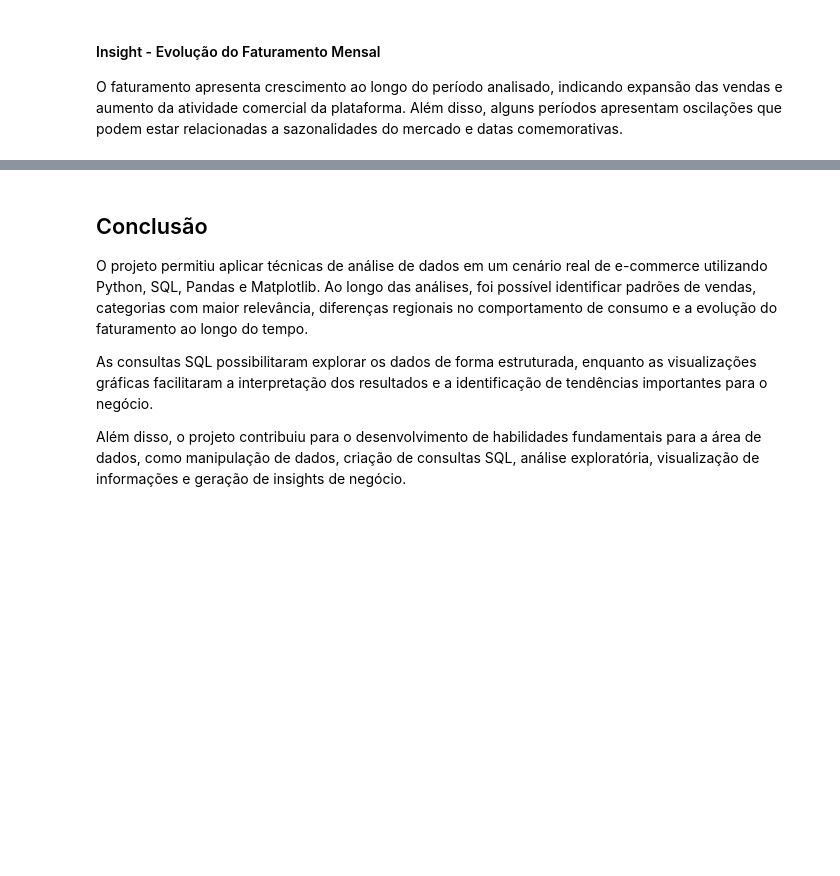
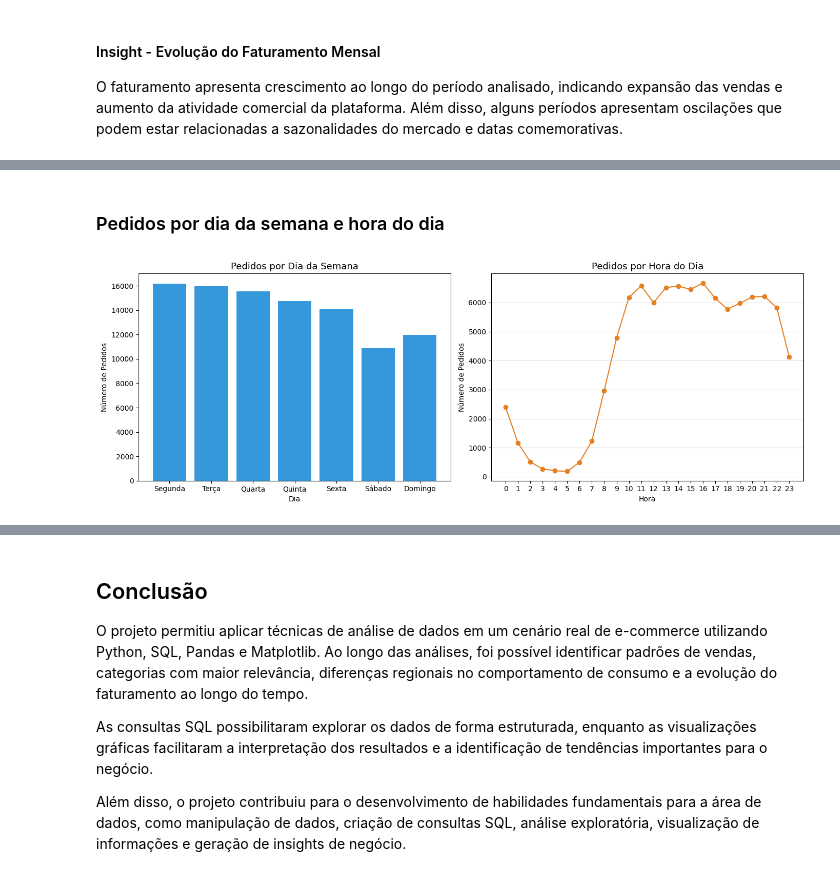
Before and after one commit to EduardoNRigueira/ecommerce-analysis, a Jupyter notebook: notebooks/analysis.ipynb, the cells around one changed output, grey strips where cells are left out. Cells and saved outputs as stored; diff of their text form; code cells hidden in the pictures; blank space fills up the shorter version.

```diff
--- a/notebooks/analysis.ipynb
+++ b/notebooks/analysis.ipynb
@@ -387,0 +447,16 @@ vendas_mes
+# %%
+# Extraindo dia da semana e hora
+orders["dia_semana"] = orders["order_purchase_timestamp"].dt.day_name()
+orders["hora"] = orders["order_purchase_timestamp"].dt.hour
+
+# Mapeando para português
+dias_pt = {
+    "Monday": "Segunda", "Tuesday": "Terça", "Wednesday": "Quarta",
+    "Thursday": "Quinta", "Friday": "Sexta", "Saturday": "Sábado", "Sunday": "Domingo"
+}
+ordem_dias = ["Segunda", "Terça", "Quarta", "Quinta", "Sexta", "Sábado", "Domingo"]
+
+orders["dia_semana_pt"] = orders["dia_semana"].map(dias_pt)
+
+pedidos_dia = orders["dia_semana_pt"].value_counts().reindex(ordem_dias)
+pedidos_hora = orders["hora"].value_counts().sort_index()
@@ -613,0 +770,24 @@ O faturamento apresenta crescimento ao longo do período analisado, indicando ex
+# %% [markdown]
+### Pedidos por dia da semana e hora do dia
+# %%
+fig, (ax1, ax2) = plt.subplots(1, 2, figsize=(14, 5))
+
+# Gráfico 1 — por dia da semana
+ax1.bar(pedidos_dia.index, pedidos_dia.values, color="#3498db")
+ax1.set_title("Pedidos por Dia da Semana", fontsize=13)
+ax1.set_ylabel("Número de Pedidos")
+ax1.set_xlabel("Dia")
+
+# Gráfico 2 — por hora
+ax2.plot(pedidos_hora.index, pedidos_hora.values, marker="o", color="#e67e22")
+ax2.set_title("Pedidos por Hora do Dia", fontsize=13)
+ax2.set_ylabel("Número de Pedidos")
+ax2.set_xlabel("Hora")
+ax2.set_xticks(range(0, 24))
+ax2.grid(axis="y", alpha=0.4)
+
+plt.tight_layout()
+plt.savefig("../images/pedidos_tempo.png", dpi=300, bbox_inches="tight")
+plt.show()
+# %% [output]
+[figure, added]
```
Also changed, not shown: parts of 14 cells of this notebook, 7 other files.
